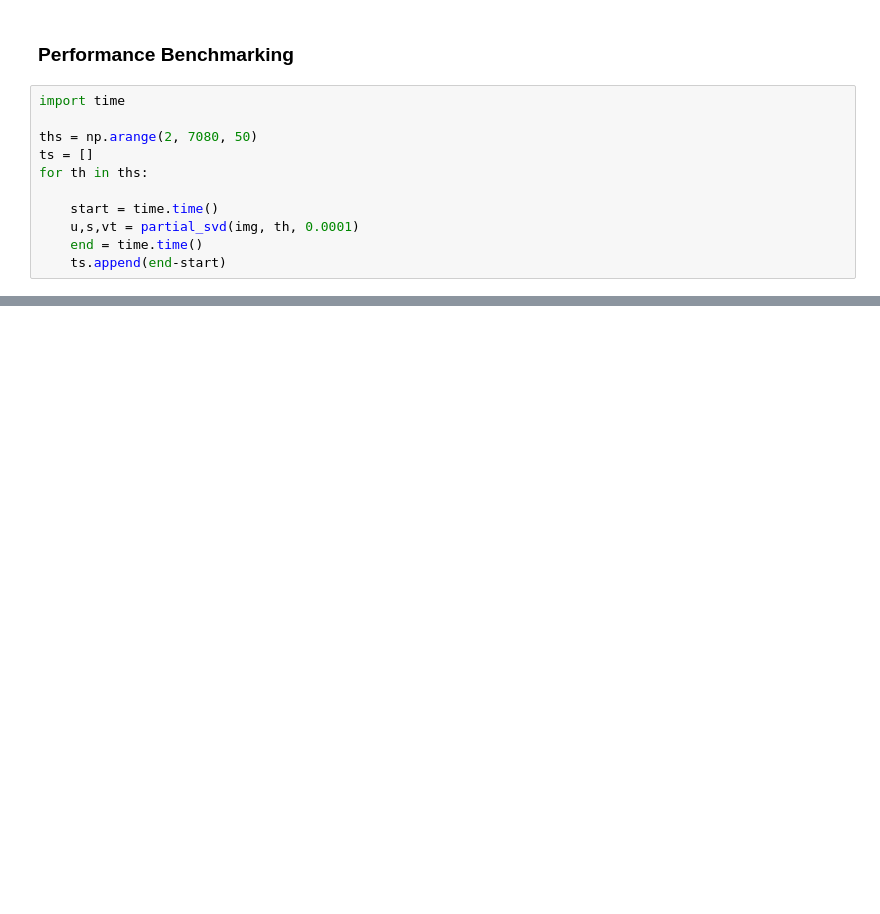
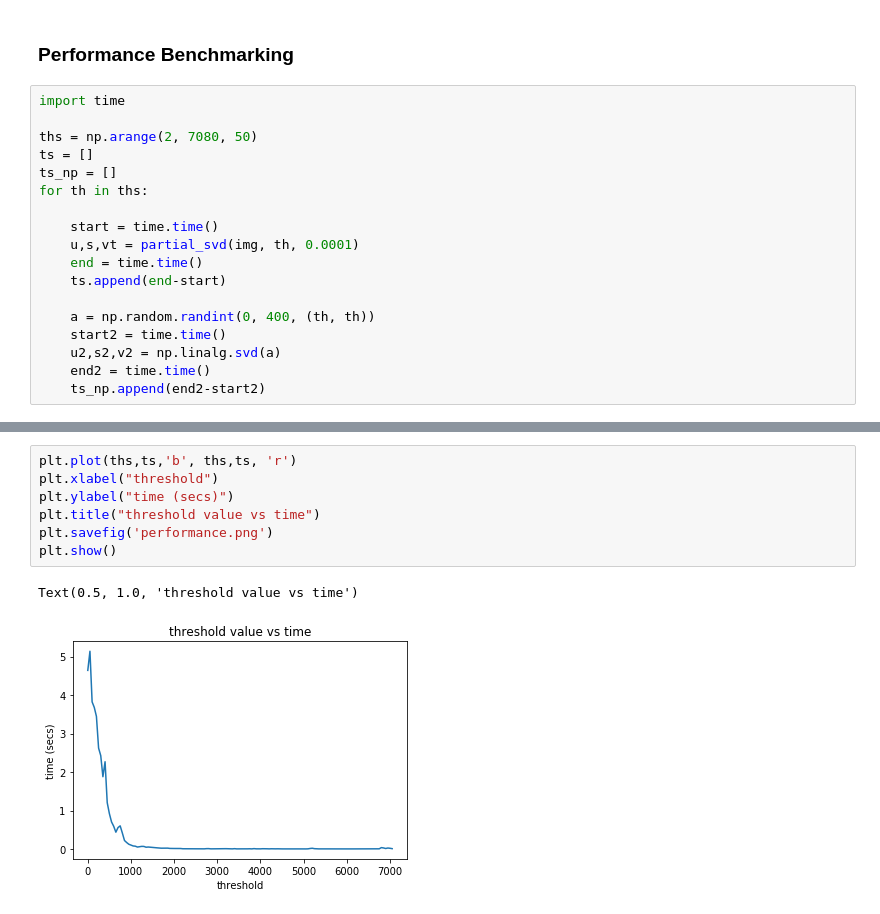
Before and after one commit to keli95566/svd-with-threshold, a Jupyter notebook: cylib/demo.ipynb, the cells around one changed output, grey strips where cells are left out. Saved outputs shown, nothing was run; the diff lists cells and outputs as text; blank space fills up the shorter version.

```diff
--- a/cylib/demo.ipynb
+++ b/cylib/demo.ipynb
@@ -59,9 +79,16 @@ import time
 
 ths = np.arange(2, 7080, 50)
 ts = []
+ts_np = []
 for th in ths:
 
     start = time.time()
     u,s,vt = partial_svd(img, th, 0.0001)
     end = time.time()
     ts.append(end-start)
+
+    a = np.random.randint(0, 400, (th, th))
+    start2 = time.time()
+    u2,s2,v2 = np.linalg.svd(a)
+    end2 = time.time()
+    ts_np.append(end2-start2)
@@ -72,0 +95,10 @@ plt.plot(ths,ts)
+# %%
+plt.plot(ths,ts,'b', ths,ts, 'r')
+plt.xlabel("threshold")
+plt.ylabel("time (secs)")
+plt.title("threshold value vs time")
+plt.savefig('performance.png')
+plt.show()
+# %% [output]
+Text(0.5, 1.0, 'threshold value vs time')
+[figure, added]
```
Also changed, not shown: parts of 3 cells of this notebook, 1 other file.
